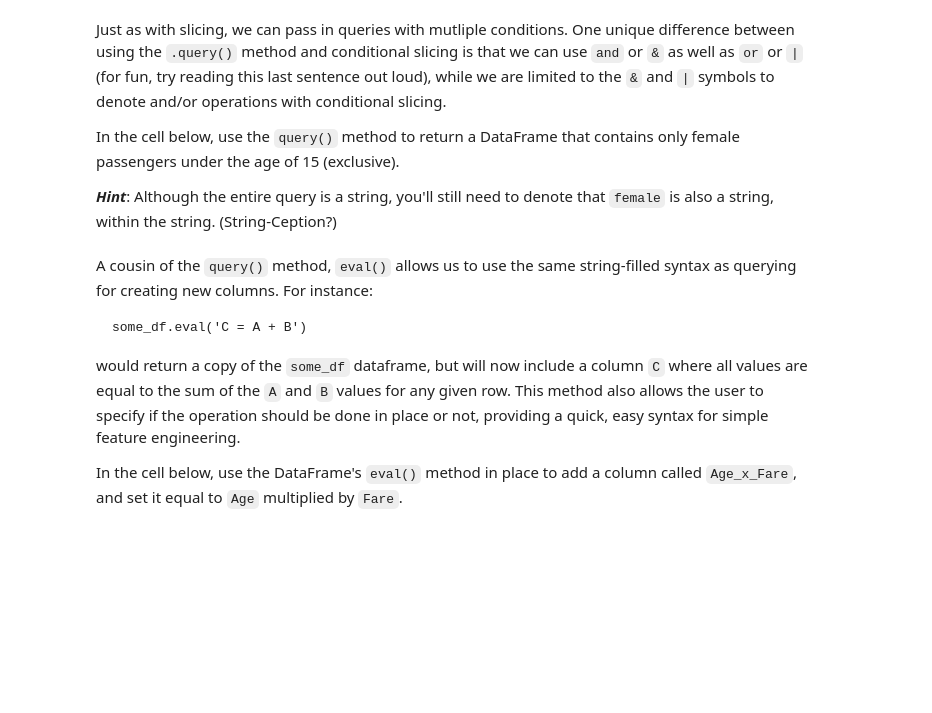
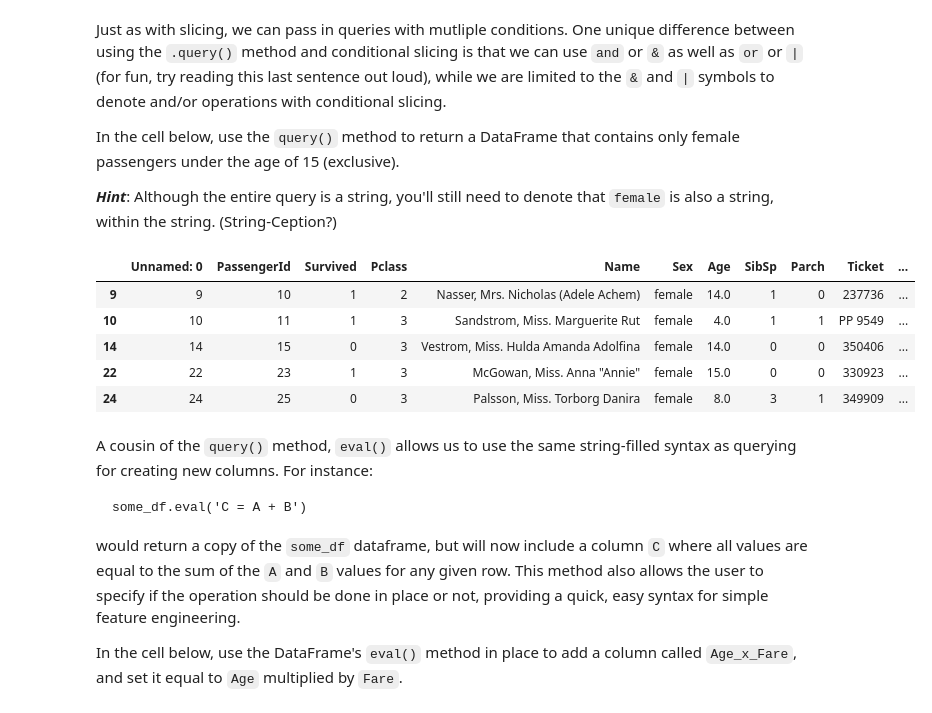
Before and after one commit to Patmbautista/dsc-0-05-16-sql-with-pandas-online-ds-pt-100118, a Jupyter notebook: .~index.ipynb, the cells around one changed output. Drawn from its saved outputs; the diff is of its cells as text; code cells hidden in the pictures; blank space fills up the shorter version.

```diff
--- a/.~index.ipynb
+++ b/.~index.ipynb
@@ -183,8 +183,16 @@ In the cell below, use the `query()` method to return a DataFrame that contains
 
 **_Hint_**: Although the entire query is a string, you'll still need to denote that `female` is also a string, within the string.  (String-Ception?)
 # %%
-female_children_df = None
-# female_children_df.head()
+female_children_df = df.query(("Sex == 'female' & Age <= 15"))
+
+female_children_df.head()
+# %% [output]
+|  | Unnamed: 0 | PassengerId | Survived | Pclass | Name | Sex | Age | SibSp | Parch | Ticket | ... |
+| 9 | 9 | 10 | 1 | 2 | Nasser, Mrs. Nicholas (Adele Achem) | female | 14.0 | 1 | 0 | 237736 | ... |
+| 10 | 10 | 11 | 1 | 3 | Sandstrom, Miss. Marguerite Rut | female | 4.0 | 1 | 1 | PP 9549 | ... |
+| 14 | 14 | 15 | 0 | 3 | Vestrom, Miss. Hulda Amanda Adolfina | female | 14.0 | 0 | 0 | 350406 | ... |
+| 22 | 22 | 23 | 1 | 3 | McGowan, Miss. Anna "Annie" | female | 15.0 | 0 | 0 | 330923 | ... |
+| 24 | 24 | 25 | 0 | 3 | Palsson, Miss. Torborg Danira | female | 8.0 | 3 | 1 | 349909 | ... |
 # %% [markdown]
 A cousin of the `query()` method, `eval()` allows us to use the same string-filled syntax as querying for creating new columns.  For instance:
 
```
